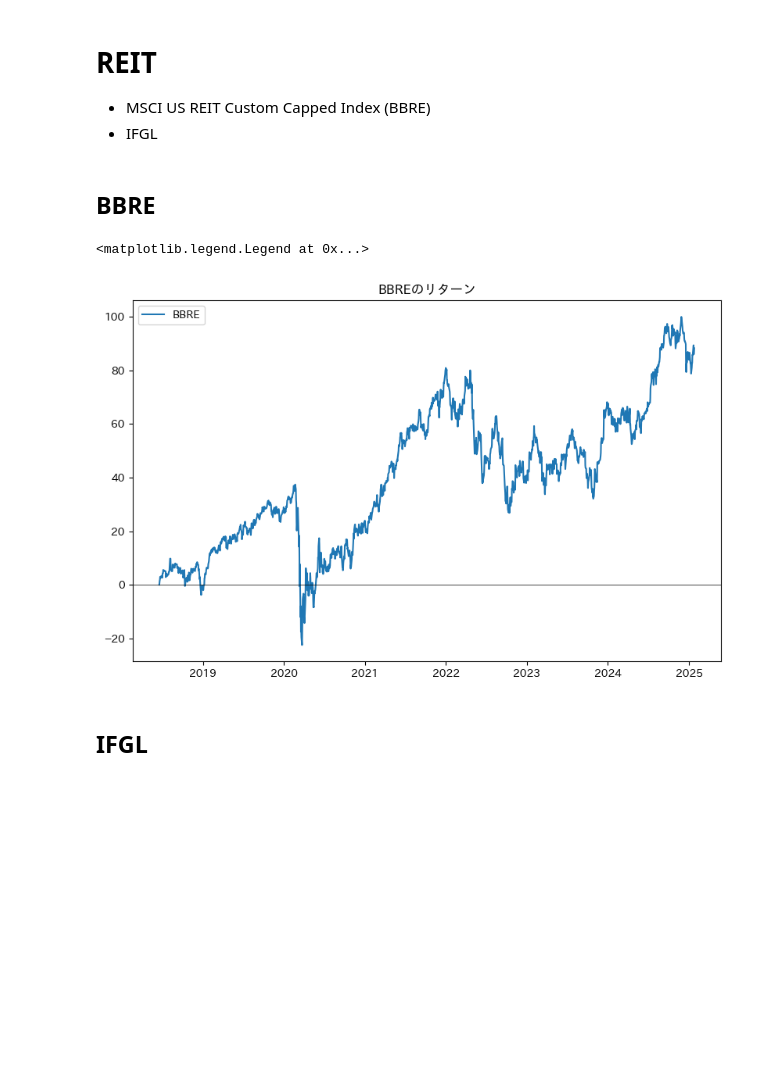
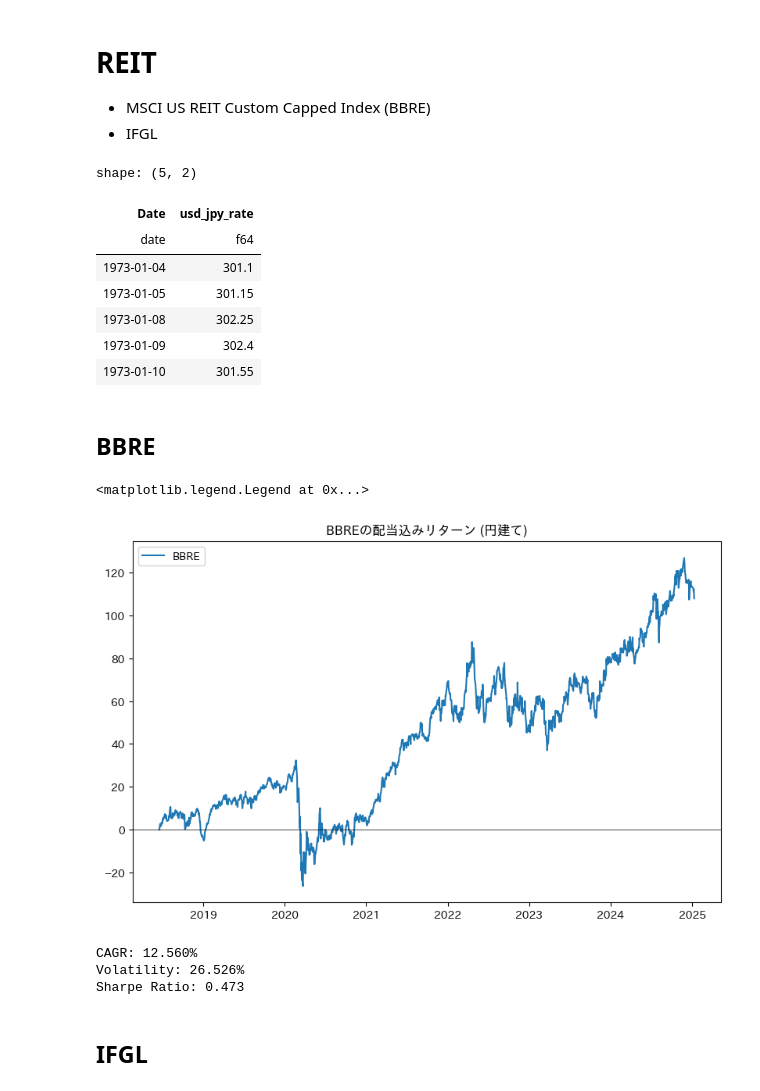
Before and after one commit to Keisei-Akiya/finance, a Jupyter notebook: src/evaluation_of_etf/reit.ipynb, the cells around one changed output. Cells and saved outputs as stored; diff of their text form; code cells hidden in the pictures; blank space fills up the shorter version.

```diff
--- a/src/evaluation_of_etf/reit.ipynb
+++ b/src/evaluation_of_etf/reit.ipynb
@@ -18,6 +18,24 @@ import matplotlib.pyplot as plt
 import japanize_matplotlib
 import seaborn as sns
 from dividends_reinvestment_return import dividends_reinvestment_return
+# %%
+path = '../../../data/row/usd_jpy_rate.csv'
+usd_jpy_rate = pl.read_csv(path)
+usd_jpy_rate = usd_jpy_rate.with_columns(
+    pl.col('date').cast(pl.Date)
+).rename(
+    {'date': 'Date'}
+).drop_nulls()
+usd_jpy_rate.head()
+# %% [output]
+shape: (5, 2)
+| Date | usd_jpy_rate |
+| date | f64 |
+| 1973-01-04 | 301.1 |
+| 1973-01-05 | 301.15 |
+| 1973-01-08 | 302.25 |
+| 1973-01-09 | 302.4 |
+| 1973-01-10 | 301.55 |
 # %% [markdown]
 ## BBRE
 # %%
@@ -40,11 +62,26 @@ df = dividends_reinvestment_return(df, initial_shares=10000)
 fig, ax = plt.subplots(figsize=(1.618*6, 6))
 ax.plot(df['Date'], df['Return'], label=f'{ticker}')
 ax.axhline(0, color='black', linewidth=0.5)
-ax.set_title(f'{ticker}のリターン')
+ax.set_title(f'{ticker}の配当込みリターン (円建て)')
 ax.legend()
 # %% [output]
 <matplotlib.legend.Legend at 0x...>
-[figure, old version]
+[figure, new version]
+# %%
+cagr = (df['Value'][-1] / df['Value'][0]) ** (250 / len(df)) - 1
+
+sd = np.std(df['Close'].log().diff().fill_null(0).to_numpy())
+sd_yearly = sd * np.sqrt(250)
+
+sr = cagr / sd_yearly
+
+print(f'CAGR: {cagr:.3%}')
+print(f'Volatility: {sd_yearly:.3%}')
+print(f'Sharpe Ratio: {sr:.3f}')
+# %% [output]
+CAGR: 12.560%
+Volatility: 26.526%
+Sharpe Ratio: 0.473
 # %% [markdown]
 ## IFGL
 # %%
```
Also changed, not shown: parts of 7 cells of this notebook, 4 other files.
